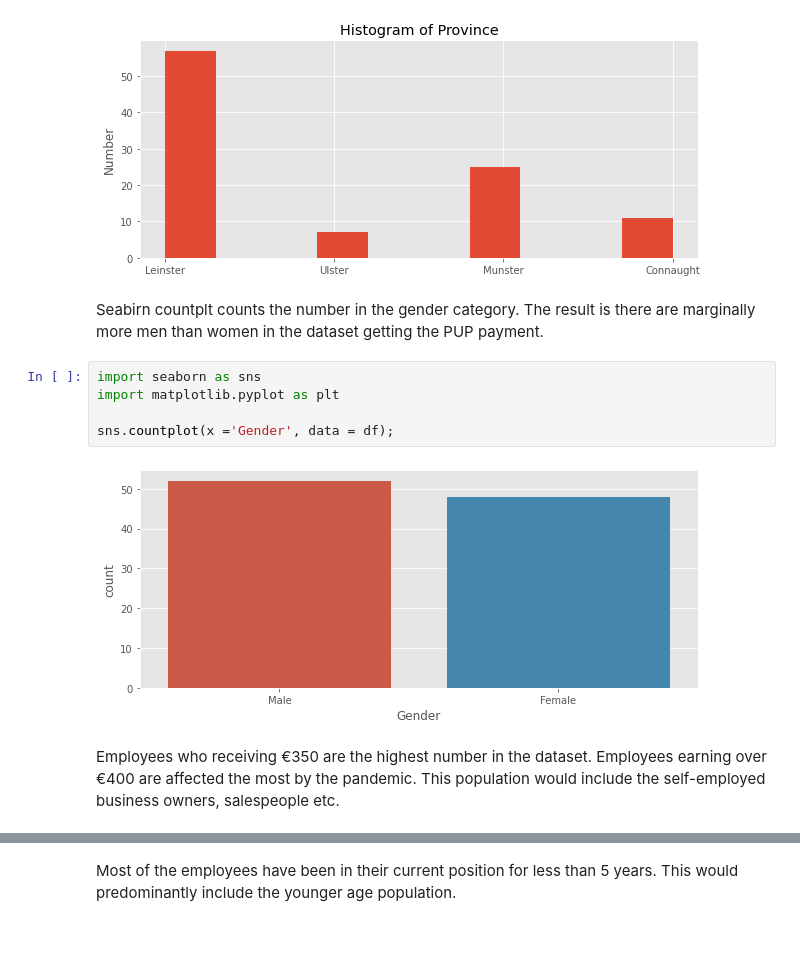
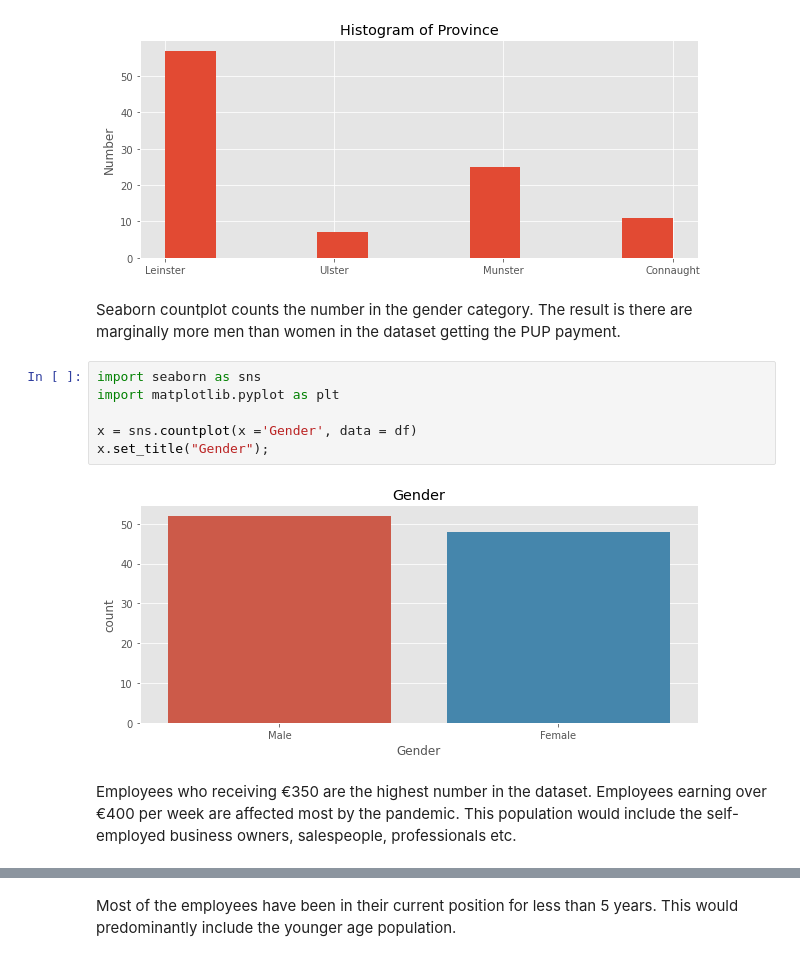
Before and after one commit to nmanley73/Project-Programming, a Jupyter notebook: Project - Programming.ipynb, the cells around one changed output, grey strips where cells are left out. Cells and saved outputs as stored; diff of their text form.

```diff
--- a/Project - Programming.ipynb
+++ b/Project - Programming.ipynb
@@ -76,16 +76,17 @@ plt.show()
 # %% [output]
 [figure]
 # %% [markdown]
-Seabirn countplt counts the number in the gender category. The result is there are marginally more men than women in the dataset getting the PUP payment.
+Seaborn countplot counts the number in the gender category. The result is there are marginally more men than women in the dataset getting the PUP payment.
 # %%
 import seaborn as sns
 import matplotlib.pyplot as plt
 
-sns.countplot(x ='Gender', data = df);
+x = sns.countplot(x ='Gender', data = df)
+x.set_title("Gender");
 # %% [output]
-[figure, old version]
+[figure, new version]
 # %% [markdown]
-Employees who receiving €350 are the highest number in the dataset. Employees earning over €400 are affected the most by the pandemic. This population would include the self-employed business owners, salespeople etc.
+Employees who receiving €350 are the highest number in the dataset. Employees earning over €400 per week are affected most by the pandemic. This population would include the self-employed business owners, salespeople, professionals etc.
 # %%
 import seaborn as sns
 import matplotlib.pyplot as plt
```
Also changed, not shown: parts of 3 cells of this notebook.
